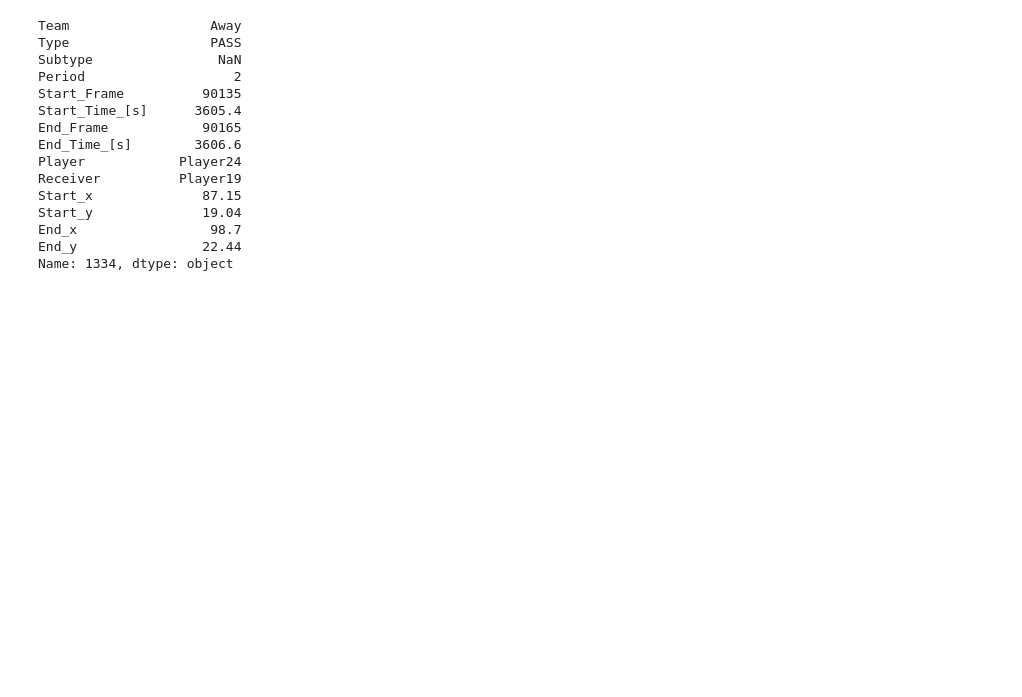
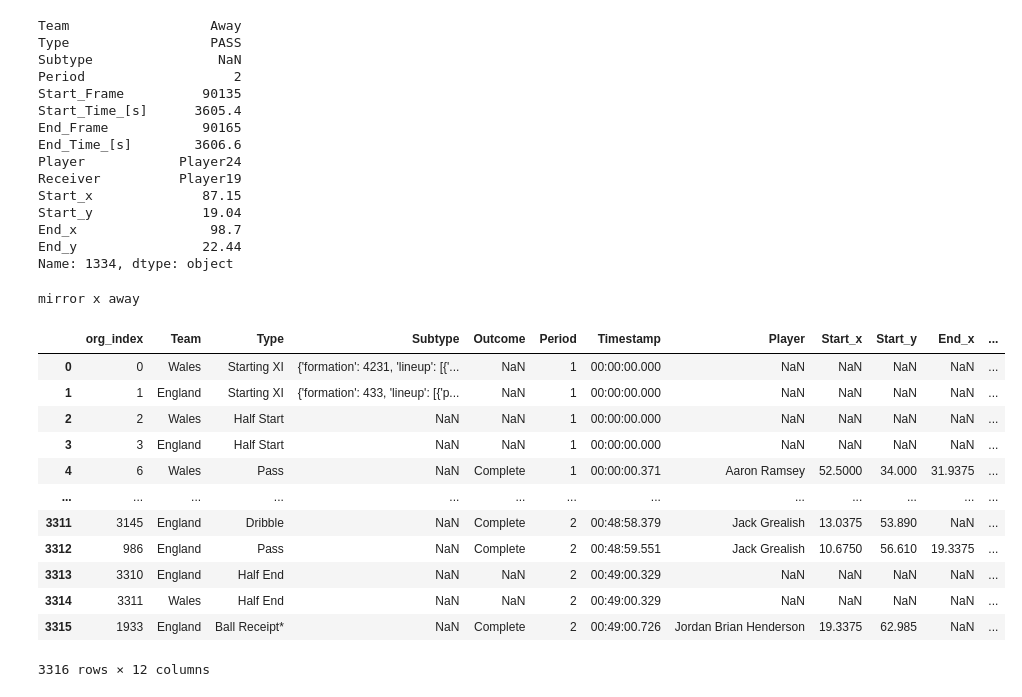
Before and after one commit to DavidB1999/My_Football_Analytics, a Jupyter notebook: EventData/Event_data_schmier.ipynb, the cells around one changed output. Cells and saved outputs as stored; diff of their text form; code cells hidden in the pictures; blank space fills up the shorter version.

```diff
--- a/EventData/Event_data_schmier.ipynb
+++ b/EventData/Event_data_schmier.ipynb
@@ -100,0 +97,20 @@ Name: 1334, dtype: object
+# %%
+SB_ED = event_data(sb_ed, data_source='Statsbomb')
+# %% [output]
+mirror x away
+# %%
+SB_ED.data
+# %% [output]
+|  | org_index | Team | Type | Subtype | Outcome | Period | Timestamp | Player | Start_x | Start_y | End_x | ... |
+| 0 | 0 | Wales | Starting XI | {'formation': 4231, 'lineup': [{'... | NaN | 1 | 00:00:00.000 | NaN | NaN | NaN | NaN | ... |
+| 1 | 1 | England | Starting XI | {'formation': 433, 'lineup': [{'p... | NaN | 1 | 00:00:00.000 | NaN | NaN | NaN | NaN | ... |
+| 2 | 2 | Wales | Half Start | NaN | NaN | 1 | 00:00:00.000 | NaN | NaN | NaN | NaN | ... |
+| 3 | 3 | England | Half Start | NaN | NaN | 1 | 00:00:00.000 | NaN | NaN | NaN | NaN | ... |
+| 4 | 6 | Wales | Pass | NaN | Complete | 1 | 00:00:00.371 | Aaron Ramsey | 52.5000 | 34.000 | 31.9375 | ... |
+| ... | ... | ... | ... | ... | ... | ... | ... | ... | ... | ... | ... | ... |
+| 3311 | 3145 | England | Dribble | NaN | Complete | 2 | 00:48:58.379 | Jack Grealish | 13.0375 | 53.890 | NaN | ... |
+| 3312 | 986 | England | Pass | NaN | Complete | 2 | 00:48:59.551 | Jack Grealish | 10.6750 | 56.610 | 19.3375 | ... |
+| 3313 | 3310 | England | Half End | NaN | NaN | 2 | 00:49:00.329 | NaN | NaN | NaN | NaN | ... |
+| 3314 | 3311 | Wales | Half End | NaN | NaN | 2 | 00:49:00.329 | NaN | NaN | NaN | NaN | ... |
+| 3315 | 1933 | England | Ball Receipt* | NaN | Complete | 2 | 00:49:00.726 | Jordan Brian Henderson | 19.3375 | 62.985 | NaN | ... |
+3316 rows × 12 columns
```
Also changed, not shown: parts of 6 cells of this notebook, 2 other files.
